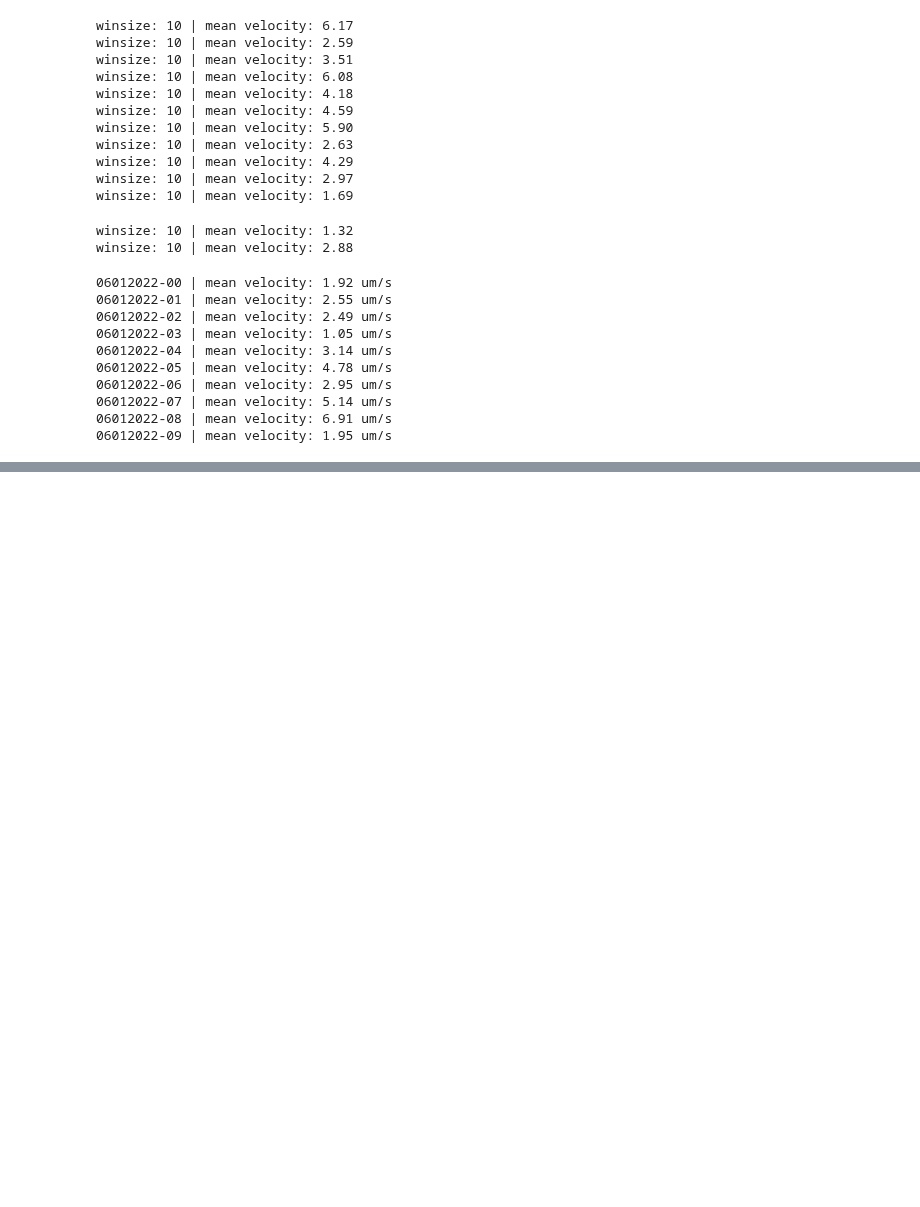
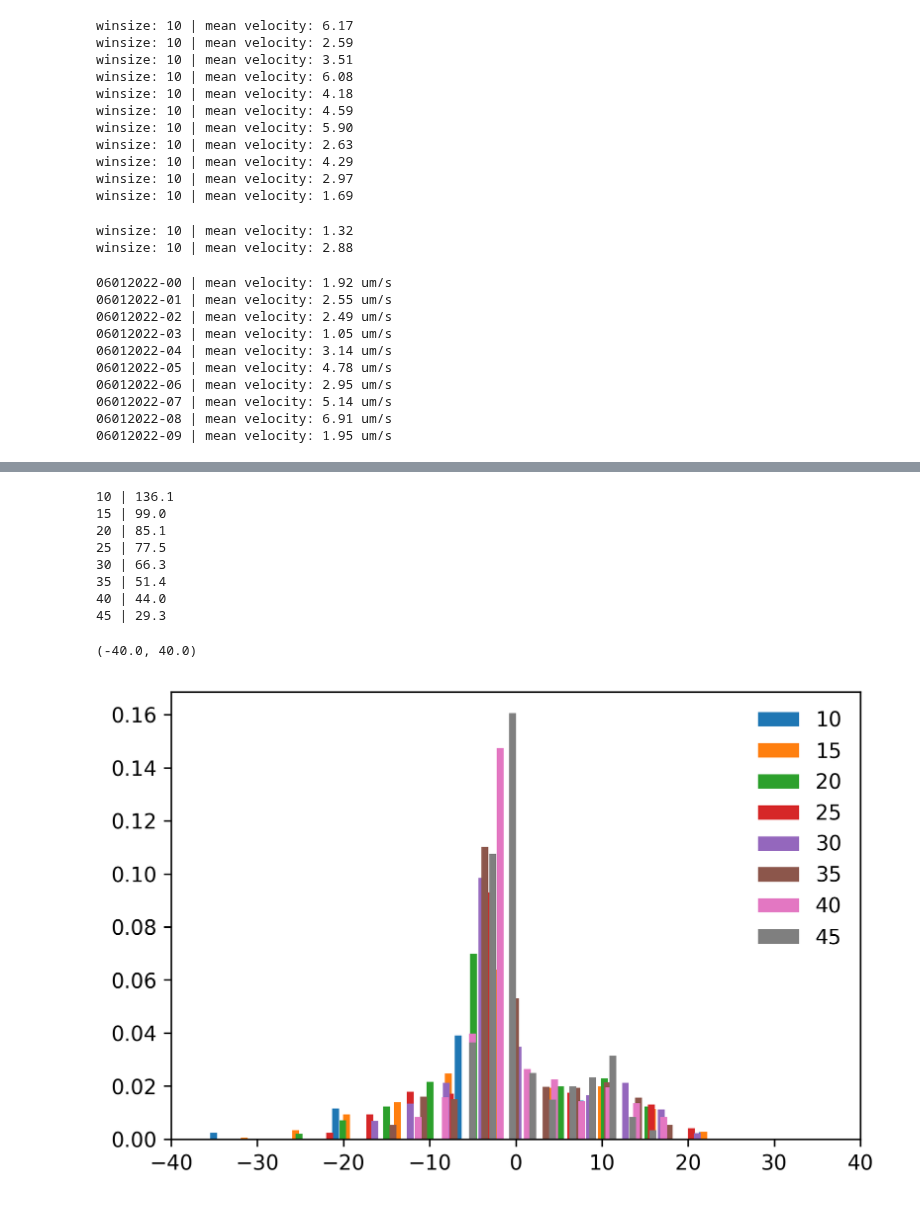
Before and after one commit to ZLoverty/DE, a Jupyter notebook: Code/PIV on DE images.ipynb, the cells around one changed output, grey strips where cells are left out. Drawn from its saved outputs; the diff is of its cells as text; code cells hidden in the pictures; blank space fills up the shorter version.

```diff
--- a/Code/PIV on DE images.ipynb
+++ b/Code/PIV on DE images.ipynb
@@ -136,0 +165,29 @@ for date in dates:
+# %%
+plt.figure(dpi=300)
+for w in range(10, 50, 5):
+    piv_folder = r"C:\Users\liuzy\Documents\cristian-piv\piv\w{:d}".format(w)
+    pl = readdata(piv_folder, "csv")
+    u_list = []
+    v_list = []
+    for num, i in pl.iterrows():
+        x, y, u, v = read_piv(i.Dir)
+        u_list.append(u)
+        v_list.append(v)
+    ua = np.array(u_list)
+    va = np.array(v_list)
+    hist, bin_edges = np.histogram(ua, range=(np.nanmin(ua), np.nanmax(ua)), density=True)
+    plt.bar(bin_edges[:-1], hist, label=w)
+    print("{0:d} | {1:.1f}".format(w, np.nanmean(ua**2)))
+plt.legend(frameon=False)
+plt.xlim([-40, 40])
+# %% [output]
+10 | 136.1
+15 | 99.0
+20 | 85.1
+25 | 77.5
+30 | 66.3
+35 | 51.4
+40 | 44.0
+45 | 29.3
+(-40.0, 40.0)
+[figure, added]
```
Also changed, not shown: parts of 5 cells of this notebook, 21 other files.
